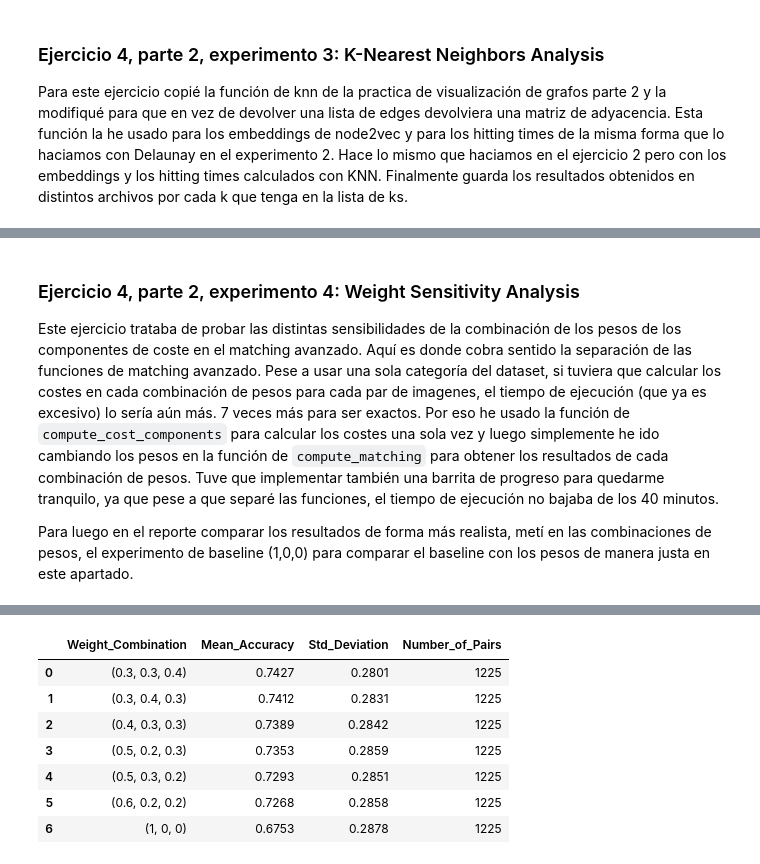
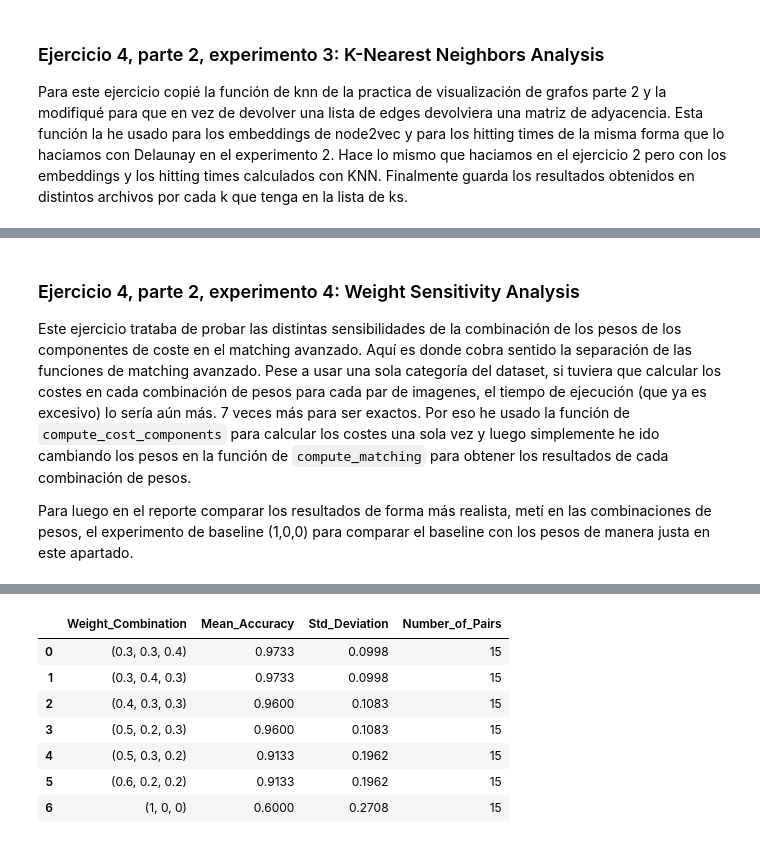
Before and after one commit to JBLOZ/IA, a Jupyter notebook: 2doAnyo/2doCuatri/tecnicas_de_algoritmos_de_busqueda/practicas/src/match_part_2.ipynb, the cells around one changed output, grey strips where cells are left out. Cells and saved outputs as stored; diff of their text form; code cells hidden in the pictures.

```diff
--- a/2doAnyo/2doCuatri/tecnicas_de_algoritmos_de_busqueda/practicas/src/match_part_2.ipynb
+++ b/2doAnyo/2doCuatri/tecnicas_de_algoritmos_de_busqueda/practicas/src/match_part_2.ipynb
@@ -46,10 +46,10 @@ logger.info(f'Logging level: {logging.getLevelName(logger.getEffectiveLevel())}'
 dl = DataLoader()
 dlf = dl.load_data()
 resultados = './results/'
-dlf_12_pares = {}
+dlf_15_pares = {}
 
 for key in dlf:
-    dlf_12_pares[key] = dlf[key].sample(6)
+    dlf_15_pares[key] = dlf[key].sample(6)
 # %% [markdown]
 - #### Carga de imagenes y plotteo de par de Imagenes
     En `load_and_preprocess_images()` redimensionaremos las imágenes, indicando en que fila del dataset correspondiente buscar, de esta forma encontraremos las imagenes y puntos correspondientes y las devolveremos todo redimensionado
@@ -750,6 +731,6 @@ knn_rs = enhanced_matching_with_knn(dlf_12_pares)
 # %% [markdown]
 ### Ejercicio 4, parte 2, experimento 4: Weight Sensitivity Analysis
-Este ejercicio trataba de probar las distintas sensibilidades de la combinación de los pesos de los componentes de coste en el matching avanzado. Aquí es donde cobra sentido la separación de las funciones de matching avanzado. Pese a usar una sola categoría del dataset, si tuviera que calcular los costes en cada combinación de pesos para cada par de imagenes, el tiempo de ejecución (que ya es excesivo) lo sería aún más. 7 veces más para ser exactos. Por eso he usado la función de `compute_cost_components` para calcular los costes una sola vez y luego simplemente he ido cambiando los pesos en la función de `compute_matching` para obtener los resultados de cada combinación de pesos. Tuve que implementar también una barrita de progreso para quedarme tranquilo, ya que pese a que separé las funciones, el tiempo de ejecución no bajaba de los 40 minutos.
+Este ejercicio trataba de probar las distintas sensibilidades de la combinación de los pesos de los componentes de coste en el matching avanzado. Aquí es donde cobra sentido la separación de las funciones de matching avanzado. Pese a usar una sola categoría del dataset, si tuviera que calcular los costes en cada combinación de pesos para cada par de imagenes, el tiempo de ejecución (que ya es excesivo) lo sería aún más. 7 veces más para ser exactos. Por eso he usado la función de `compute_cost_components` para calcular los costes una sola vez y luego simplemente he ido cambiando los pesos en la función de `compute_matching` para obtener los resultados de cada combinación de pesos.
 
 Para luego en el reporte comparar los resultados de forma más realista, metí en las combinaciones de pesos, el experimento de baseline (1,0,0) para comparar el baseline con los pesos de manera justa en este apartado.
 # %%
@@ -782,9 +763,6 @@ def weight_sensitivity_analysis_for_category(dlf, cat_name, weight_combinations=
     # Inicializamos un diccionario con la key de cada combinación de pesos y una lista vacía para almacenar las precisiones, esto lo hacemos para no tener que calcular el matching con todas las combinaciones de pesos para cada par de imágenes
     precision_by_weight = {ws: [] for ws in weight_combinations}
     num_pairs = 0
-    total_iterations = (len(cat_df) * (len(cat_df) - 1)) // 2
-
-    pbar = tqdm(total=total_iterations, desc=f"Procesando pares de {cat_name}")
 
 
     for i in range(len(cat_df) - 1):
@@ -812,8 +790,7 @@ def weight_sensitivity_analysis_for_category(dlf, cat_name, weight_combinations=
                 precision_by_weight[ws].append(prec)
 
             num_pairs += 1
-            pbar.update(1)
-    pbar.close()
+
 
     # Calcular la precisión media y desviación estándar para cada combinación de pesos
     for ws in weight_combinations:
@@ -839,6 +816,6 @@ def weight_sensitivity_analysis_for_category(dlf, cat_name, weight_combinations=
 
     return results_df
 # %%
-sensitivity_rs = weight_sensitivity_analysis_for_category(dlf,'duck')
+sensitivity_rs = weight_sensitivity_analysis_for_category(dlf_15_pares,'duck')
 sensitivity_rs
 # %% [output]
@@ -853,8 +830,8 @@ sensitivity_rs
 |  | Weight_Combination | Mean_Accuracy | Std_Deviation | Number_of_Pairs |
-| 0 | (0.3, 0.3, 0.4) | 0.7427 | 0.2801 | 1225 |
-| 1 | (0.3, 0.4, 0.3) | 0.7412 | 0.2831 | 1225 |
-| 2 | (0.4, 0.3, 0.3) | 0.7389 | 0.2842 | 1225 |
-| 3 | (0.5, 0.2, 0.3) | 0.7353 | 0.2859 | 1225 |
-| 4 | (0.5, 0.3, 0.2) | 0.7293 | 0.2851 | 1225 |
-| 5 | (0.6, 0.2, 0.2) | 0.7268 | 0.2858 | 1225 |
-| 6 | (1, 0, 0) | 0.6753 | 0.2878 | 1225 |
+| 0 | (0.3, 0.3, 0.4) | 0.9733 | 0.0998 | 15 |
+| 1 | (0.3, 0.4, 0.3) | 0.9733 | 0.0998 | 15 |
+| 2 | (0.4, 0.3, 0.3) | 0.9600 | 0.1083 | 15 |
+| 3 | (0.5, 0.2, 0.3) | 0.9600 | 0.1083 | 15 |
+| 4 | (0.5, 0.3, 0.2) | 0.9133 | 0.1962 | 15 |
+| 5 | (0.6, 0.2, 0.2) | 0.9133 | 0.1962 | 15 |
+| 6 | (1, 0, 0) | 0.6000 | 0.2708 | 15 |
```
Also changed, not shown: parts of 8 cells of this notebook, 2 other files.
